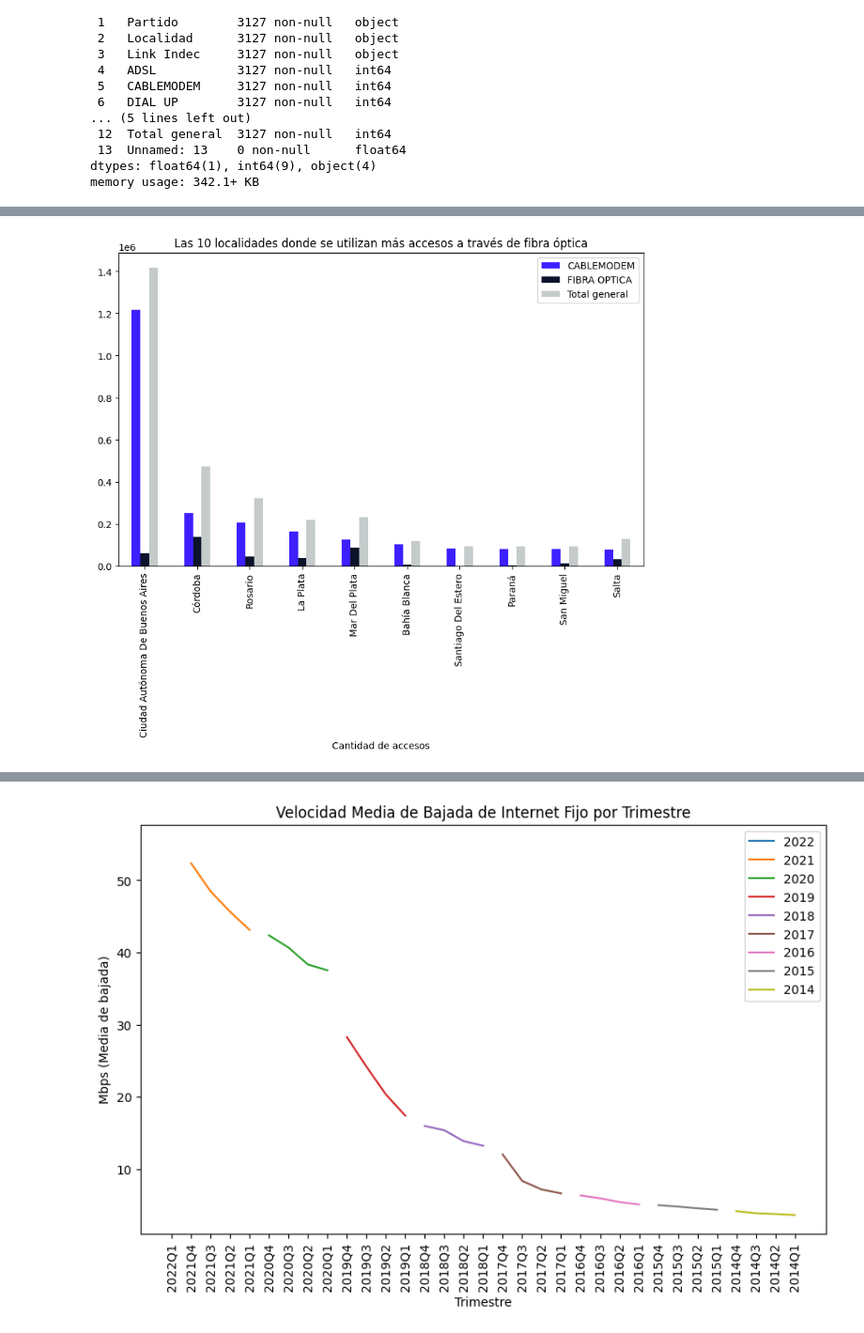
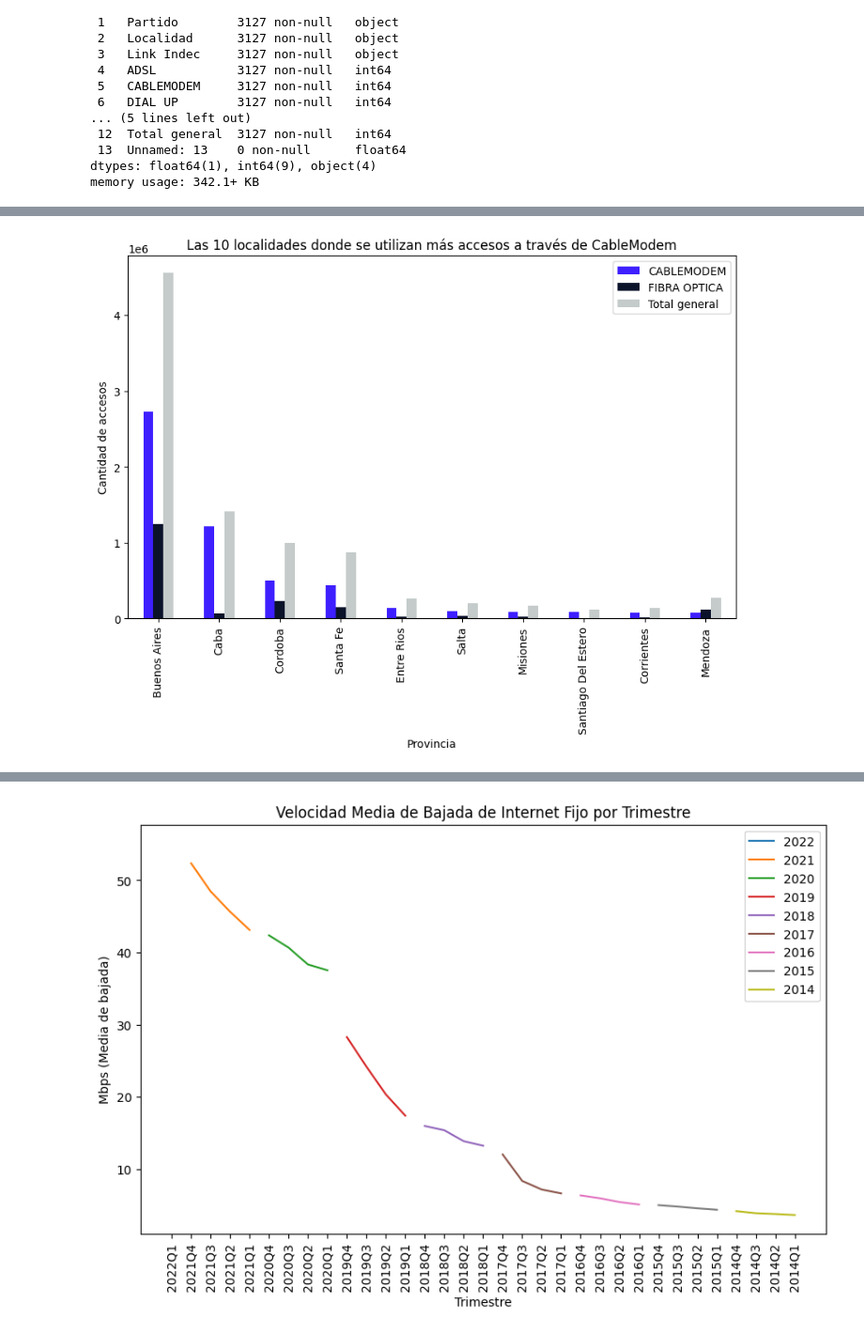
Before and after one commit to AlbaCastillo/Telecommunications-Data-Analyst, a Jupyter notebook: EDA_Telecomunicaciones.ipynb, the cells around one changed output, grey strips where cells are left out. Shown at 94% size. Saved outputs shown, nothing was run; the diff lists cells and outputs as text; code cells hidden in the pictures.

```diff
--- a/EDA_Telecomunicaciones.ipynb
+++ b/EDA_Telecomunicaciones.ipynb
@@ -660,13 +679,14 @@ plt.show()
 # %%
 # Ordenar el DataFrame por la cantidad de accesos a través de fibra óptica y seleccionar las 10 primeras localidades
-df_top_10 = Accesos_Internet_fijo_por_tecnología_y_localidad.sort_values(by='CABLEMODEM', ascending=False).head(10)
+grouped = Accesos_Internet_fijo_por_tecnología_y_localidad.groupby('Provincia')[['FIBRA OPTICA', 'CABLEMODEM', 'Total general']].sum()
+top_10 = grouped.sort_values(by='CABLEMODEM', ascending=False).head(10).reset_index()
 
 colors = sns.color_palette(['#3D1FFF', '#0B132B', '#C4CBCA'])
 
 # Crear una gráfica de barras horizontal para mostrar las 10 localidades donde se utilizan más accesos a través de fibra óptica
-ax = df_top_10.plot(kind='bar', x='Localidad',  y=['CABLEMODEM','FIBRA OPTICA', 'Total general'], figsize=(10,6), color=[colors[0], colors[1], colors[2]])
-ax.set_title('Las 10 localidades donde se utilizan más accesos a través de fibra óptica')
-ax.set_xlabel('Cantidad de accesos')
+ax = top_10.plot(kind='bar', x='Provincia',  y=['CABLEMODEM','FIBRA OPTICA', 'Total general'], figsize=(10,6), color=[colors[0], colors[1], colors[2]])
+ax.set_title('Las 10 localidades donde se utilizan más accesos a través de CableModem')
+ax.set_ylabel('Cantidad de accesos')
 plt.show()
 # %% [output]
-[figure, old version]
+[figure, new version]
```
Also changed, not shown: parts of 32 cells of this notebook.
